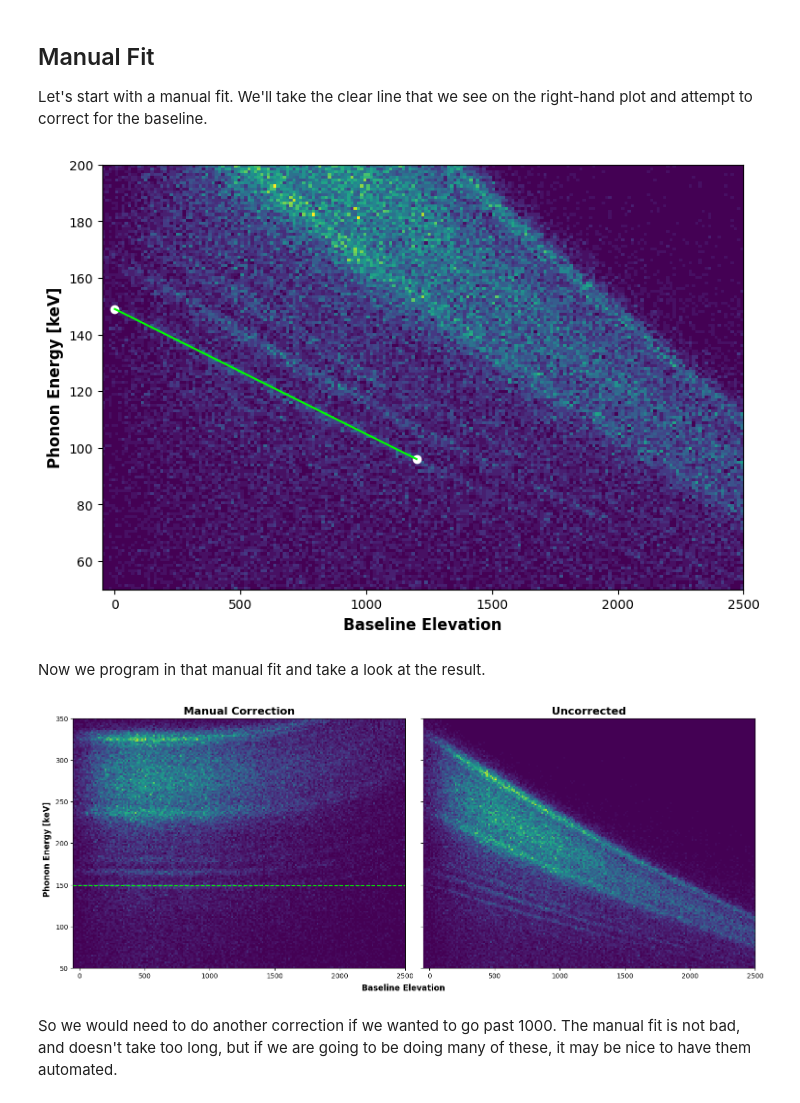
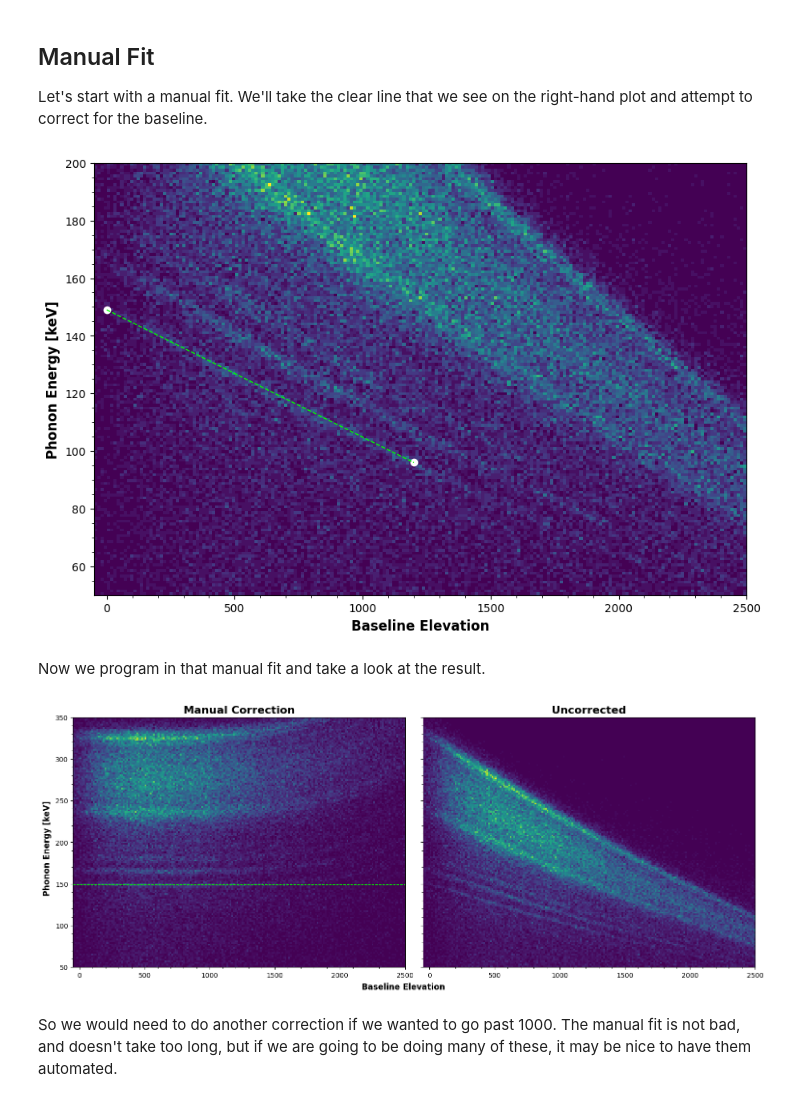
Before and after one commit to villano-lab/R76Analysis, a Jupyter notebook: AutoHV1Summary.ipynb, the cells around one changed output. Saved outputs shown, nothing was run; the diff lists cells and outputs as text; code cells hidden in the pictures.

```diff
--- a/AutoHV1Summary.ipynb
+++ b/AutoHV1Summary.ipynb
@@ -19,6 +19,9 @@ from scipy import signal as sig
 
 #Import custom library included in this repository
 import R76Tools as R76
+
+#Use local mplstyle
+plt.style.use('./default.mplstyle')
 # %% [markdown]
 We begin by loading in our data set:
 # %%
@@ -36,13 +39,12 @@ Now we make some common shorthands available to us.
 # %%
 #We could also call these functions instead of importing them to memory,
 #but since we will probably call them multiple times, I am saving on computing time.
-z['crand' ] = R76.crand(z)
-z['PTwid' ] = R76.PTwid(z)
-z['PTdbs' ] = R76.PTdbs(z)
-z['pt_keV'] = R76.pt_keV(z)
-z['cam'   ] = R76.cam(z)
-z['cphi1' ] = R76.cphi1(z)
-z['PSUMbs'] = R76.PSUMbs(z)
+#I am also not storing them inside z this time because there is only one df of interest
+crand = R76.crand(z)
+pt_keV = R76.pt_keV(z)
+cam = R76.cam(z)
+cphi1 = R76.cphi1(z)
+PSUMbs = R76.PSUMbs(z)
 # %% [markdown]
 Now let's take a look at our data before and after cuts are made.
 # %%
@@ -65,39 +67,39 @@ plt.show()
 
 Let's start with a manual fit. We'll take the clear line that we see on the right-hand plot and attempt to correct for the baseline.
 # %%
-fig = plt.figure(figsize=(9,6))
-plt.hist2d(z["PSUMbs"][~z["crand"]]-18000, z["pt_keV"][~z["crand"]],
+fig = plt.figure()
+plt.hist2d(PSUMbs[~crand]-18000, pt_keV[~crand],
              bins=[np.linspace(-50,2500,200),np.linspace(50,200,150)])
 points = [[0,149],[1200,96]];
 m = (points[1][1]-points[0][1])/(points[1][0]-points[0][0]); b = points[0][1]
 x = np.linspace(points[0][0],points[1][0],1000)
 plt.scatter([points[0][0],points[1][0]],[points[0][1],points[1][1]],color='white')
 plt.plot(x,m*x+b,color='lime')
-plt.xlabel("Baseline Elevation",weight="bold",fontsize=12)
-plt.ylabel("Phonon Energy [keV]",weight="bold",fontsize=12)
+plt.xlabel("Baseline Elevation")
+plt.ylabel("Phonon Energy [keV]")
 plt.show()
 # %% [output]
-[figure, old version]
+[figure, new version]
 # %% [markdown]
 Now we program in that manual fit and take a look at the result.
 # %%
-z['bscorr_man'] = z['pt_keV']/(1.+(z['PSUMbs']-18000.)*m/b)
+bscorr_man = pt_keV/(1.+(PSUMbs-18000.)*m/b)
 
 #Now plot it against the uncorrected version.
-fig,ax = plt.subplots(1,2,figsize=(15,6),constrained_layout=True,sharey=True) #set up plotting space
+fig,ax = plt.subplots(1,2,figsize=(15,6),sharey=True) #set up plotting space
 
-fig.supxlabel("Baseline Elevation",weight="bold",fontsize=12)
-fig.supylabel("Phonon Energy [keV]",weight="bold",fontsize=12)
-ax[1].hist2d(z["PSUMbs"][~z["crand"]]-18000,z["pt_keV"][~z["crand"]],
+fig.supxlabel("Baseline Elevation")
+fig.supylabel("Phonon Energy [keV]")
+ax[1].hist2d(PSUMbs[~crand]-18000,pt_keV[~crand],
              bins=[np.linspace(-50,2500,200),np.linspace(50,350,150)])
-ax[0].hist2d(z["PSUMbs"][~z["crand"]]-18000,z["bscorr_man"][~z["crand"]],
+ax[0].hist2d(PSUMbs[~crand]-18000,bscorr_man[~crand],
              bins=[np.linspace(-50,2500,200),np.linspace(50,350,150)])
-ax[0].axhline(149,color='lime',linestyle='--')
-ax[0].set_title("Manual Correction",weight="bold",size=16)
-ax[1].set_title("Uncorrected",      weight="bold",size=16)
+ax[0].axhline(149,color='lime')
+ax[0].set_title("Manual Correction")
+ax[1].set_title("Uncorrected")
 plt.show()
 # %% [output]
-[figure, old version]
+[figure, new version]
 # %% [markdown]
 So we would need to do another correction if we wanted to go past 1000. The manual fit is not bad, and doesn't take too long, but if we are going to be doing many of these, it may be nice to have them automated.
 # %% [markdown]
```
Also changed, not shown: parts of 5 cells of this notebook, 1 other file.
